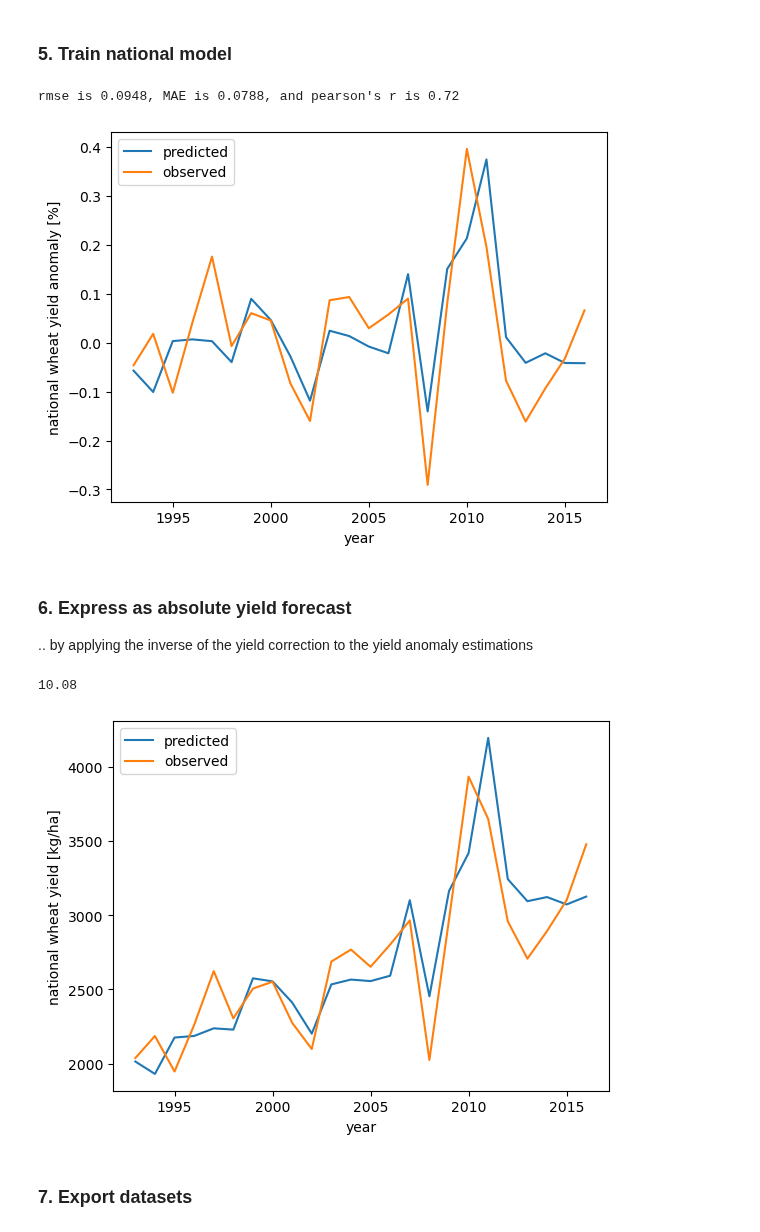
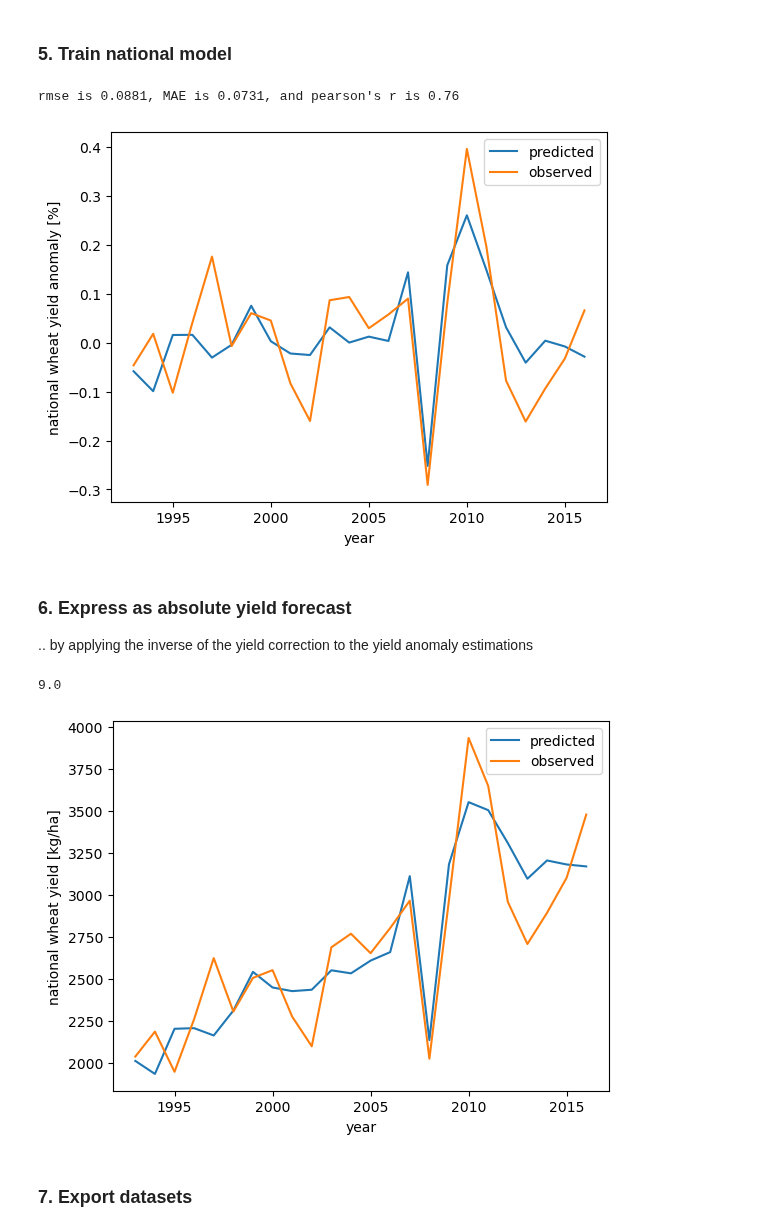
Before and after one commit to mzachow/wheat-yield-forecast-argentina, a Jupyter notebook: 3_train_model.ipynb, the cells around one changed output. Drawn from its saved outputs; the diff is of its cells as text; code cells hidden in the pictures.

```diff
--- a/3_train_model.ipynb
+++ b/3_train_model.ipynb
@@ -27,6 +27,7 @@ weather = pd.read_csv("data/features/era_features.csv")
 
 x_y_cv = weather.merge(wheat[["year", "yield [kg/ha]"]], on="year")
 x_y_cv = x_y_cv.loc[x_y_cv["year"] < 2017].reset_index(drop=True) # Leave test set aside
+x_y_cv = x_y_cv.loc[:, [c for c in x_y_cv.columns if ("_8" not in c)]]
 # %% [markdown]
 ### 2. Detrend national wheat yield
 .. using all previous years to estimate the slope (data since 69 is available)
@@ -170,7 +181,7 @@ era_preprocessed.to_csv("clik-apcc/data/era_filtered_locations.csv", index=False
 
 .. to come only from buenos aires coronel dorrego and hipolpito yrigoyen
 # %%
-selected_areas = ["buenos aires coronel dorrego", "buenos aires hipolito yrigoyen"]
+selected_areas = ["buenos aires villarino",  "buenos aires hipolito yrigoyen"]
 x_y_cv_filtered = (x_y_cv
                    .loc[:,
                         [c for c in [l for l in x_y_cv.columns if ("rain" in l) or ("tmean" in l)] if c.split("_")[1] in selected_areas] + ["yield anomaly [%]", "yield [kg/ha]", "year"]])
@@ -188,7 +199,7 @@ x_y_cv_filtered.head()
 ### 5. Train national model
 # %%
 # feature-target split
-X = x_y_cv_filtered.loc[:, [c for c in x_y_cv_filtered.columns if ("rain" in c) or ("tmean" in c)]]
+X = x_y_cv_filtered.loc[:, [c for c in x_y_cv_filtered.columns if ("_9" in c) or ("_10" in c) or ("_11" in c)]]
 y = x_y_cv_filtered["yield anomaly [%]"]
 X_columns = X.columns
 
@@ -201,44 +212,44 @@ X_temp = X.loc[:, [c for c in X.columns if ("tmean" in c)]]
 X_rain = X.loc[:, [c for c in X.columns if ("rain" in c)]]
 
 # basis expansion to linear model
-X_tmean_squared = pd.DataFrame(np.array(np.multiply(X_temp, X_temp)), columns=["tt_8_a", "tt_9_a", "tt_10_a", "tt_11_a", "tt_8_b", "tt_9_b", "tt_10_b", "tt_11_b"])
-X_rain_squared = pd.DataFrame(np.array(np.multiply(X_rain, X_rain)), columns=["rr_8_a", "rr_9_a", "rr_10_a", "rr_11_a", "rr_8_b", "rr_9_b", "rr_10_b", "rr_11_b"])
-X_tmean_times_rain = pd.DataFrame(np.multiply(np.array(X_temp), np.array(X_rain)), columns=["rt_8_a", "rt_9_a", "rt_10_a", "rt_11_a", "rt_8_b", "rt_9_b", "rt_10_b", "rt_11_b"])
+X_tmean_squared = pd.DataFrame(np.array(np.multiply(X_temp, X_temp)), columns=["tt_9_a", "tt_10_a", "tt_11_a", "tt_9_b", "tt_10_b", "tt_11_b"])
+X_rain_squared = pd.DataFrame(np.array(np.multiply(X_rain, X_rain)), columns=["rr_9_a", "rr_10_a", "rr_11_a", "rr_9_b", "rr_10_b", "rr_11_b"])
+X_tmean_times_rain = pd.DataFrame(np.multiply(np.array(X_temp), np.array(X_rain)), columns=["rt_9_a", "rt_10_a", "rt_11_a", "rt_9_b", "rt_10_b", "rt_11_b"])
 
 # merge to feature dataframe
 X = (X.merge(X_tmean_squared.merge(X_rain_squared.merge(X_tmean_times_rain, left_index=True, right_index=True), left_index=True, right_index=True), left_index=True, right_index=True))
 
 # remove correlated features
 cor_matrix = X.corr().abs().round(2)
 upper_tri = cor_matrix.where(np.triu(np.ones(cor_matrix.shape), k=1).astype(bool))
 to_drop = [column for column in upper_tri.columns if any(upper_tri[column] > 0.75)]
 X = X.drop(to_drop, axis=1)
 
 #for i in range(0, X.shape[1]):
 #    print("{}: {}".format(X.columns[i], np.round(pearsonr(np.array(X).transpose()[i], y)[0], 2)))
 
 # pipeline object for regression model
 pipeline = Pipeline([('scaler', StandardScaler()), ('var', VarianceThreshold()), ('selector', SelectKBest(f_regression, k=2)), ('estimator', Ridge())])
 
 # Perform LOOCV and obtain predictions
 loo = LeaveOneOut()
 y_pred = cross_val_predict(pipeline, X, y, cv=loo)
 
 # Calculate metrics
 rmse = np.round(mse(y, y_pred, squared=False), 4)
 meanabserr = np.round(mae(y, y_pred), 4)
 r = np.round(pearsonr(y, y_pred)[0], 2)
 
 print("rmse is {}, MAE is {}, and pearson's r is {}".format(rmse, meanabserr, r))
 
 plt.plot(x_y_cv_filtered["year"], y_pred, label="predicted");
 plt.plot(x_y_cv_filtered["year"], y, label="observed");
 plt.ylabel("national wheat yield anomaly [%]")
 plt.xlabel("year")
 plt.legend();
 # %% [output]
-rmse is 0.0948, MAE is 0.0788, and pearson's r is 0.72
+rmse is 0.0881, MAE is 0.0731, and pearson's r is 0.76
-[figure, old version]
+[figure, new version]
 # %% [markdown]
 ### 6. Express as absolute yield forecast
 
@@ -254,8 +265,8 @@ plt.legend();
 
 print(np.round(100 * np.mean(mse(y_pred * z + z, x_y_cv_filtered["yield [kg/ha]"], squared=False)/x_y_cv_filtered["yield [kg/ha]"]), 2))
 # %% [output]
-10.08
+9.0
-[figure, old version]
+[figure, new version]
 # %%
 x_y_cv_filtered = x_y_cv_filtered.assign(model="ERA", init_month=12).set_index(["model", "year", "init_month", "yield [kg/ha]", "yield anomaly [%]"]).reset_index(drop=False)
 # %% [markdown]
```
Also changed, not shown: parts of 3 cells of this notebook, 1 other file.
